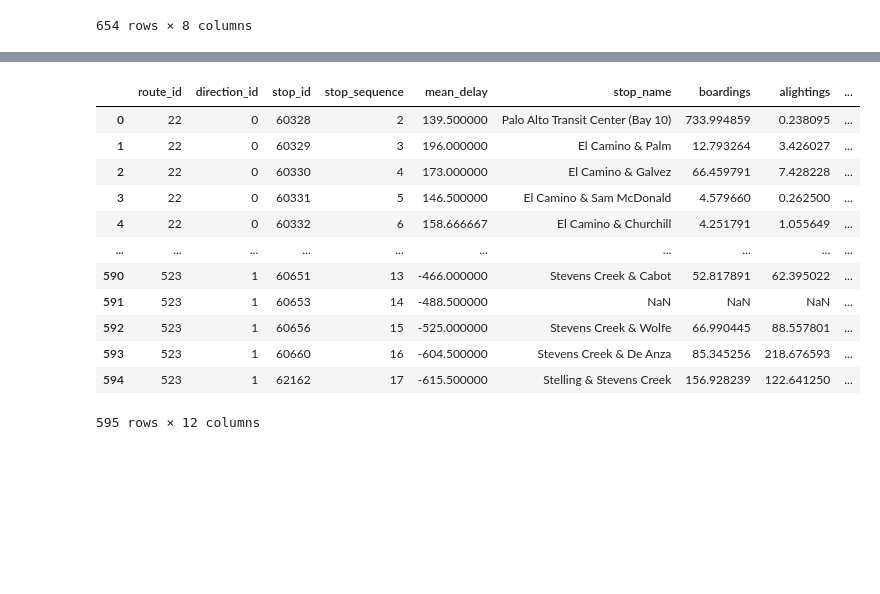
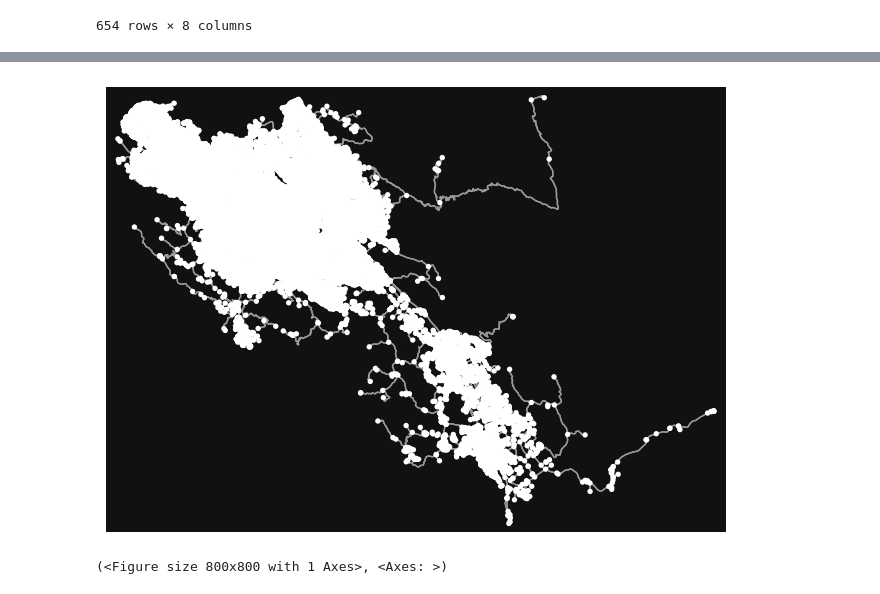
Before and after one commit to ArcherGu22/VTA-Transit-Delays, a Jupyter notebook: scripts/04_regression_models.ipynb, the cells around one changed output, grey strips where cells are left out. Drawn from its saved outputs; the diff is of its cells as text; code cells hidden in the pictures; blank space fills up the shorter version.

```diff
--- a/scripts/04_regression_models.ipynb
+++ b/scripts/04_regression_models.ipynb
@@ -122,17 +81,0 @@ def compute_station_spacing_by_route(stations_gdf, routes_gdf):
-# %%
-station_spacings = compute_station_spacing_by_route(stations_gdf, selected_routes_shapes_gdf)
-station_spacings
-# %% [output]
-|  | route_id | direction_id | stop_id | stop_sequence | mean_delay | stop_name | boardings | alightings | ... |
-| 0 | 22 | 0 | 60328 | 2 | 139.500000 | Palo Alto Transit Center (Bay 10) | 733.994859 | 0.238095 | ... |
-| 1 | 22 | 0 | 60329 | 3 | 196.000000 | El Camino & Palm | 12.793264 | 3.426027 | ... |
-| 2 | 22 | 0 | 60330 | 4 | 173.000000 | El Camino & Galvez | 66.459791 | 7.428228 | ... |
-| 3 | 22 | 0 | 60331 | 5 | 146.500000 | El Camino & Sam McDonald | 4.579660 | 0.262500 | ... |
-| 4 | 22 | 0 | 60332 | 6 | 158.666667 | El Camino & Churchill | 4.251791 | 1.055649 | ... |
-| ... | ... | ... | ... | ... | ... | ... | ... | ... | ... |
-| 590 | 523 | 1 | 60651 | 13 | -466.000000 | Stevens Creek & Cabot | 52.817891 | 62.395022 | ... |
-| 591 | 523 | 1 | 60653 | 14 | -488.500000 | NaN | NaN | NaN | ... |
-| 592 | 523 | 1 | 60656 | 15 | -525.000000 | Stevens Creek & Wolfe | 66.990445 | 88.557801 | ... |
-| 593 | 523 | 1 | 60660 | 16 | -604.500000 | Stevens Creek & De Anza | 85.345256 | 218.676593 | ... |
-| 594 | 523 | 1 | 62162 | 17 | -615.500000 | Stelling & Stevens Creek | 156.928239 | 122.641250 | ... |
-595 rows × 12 columns
@@ -140,0 +82,8 @@ station_spacings.to_csv("../data/processed/temp.csv")
+# %%
+G = ox.graph_from_place("Santa Clara County, California, USA", network_type="drive")
+G = ox.project_graph(G, to_crs="EPSG:2227")
+# %%
+ox.plot_graph(G)
+# %% [output]
+[figure, added]
+(<Figure size 800x800 with 1 Axes>, <Axes: >)
```
Also changed, not shown: parts of 10 cells of this notebook, 1 other file.
